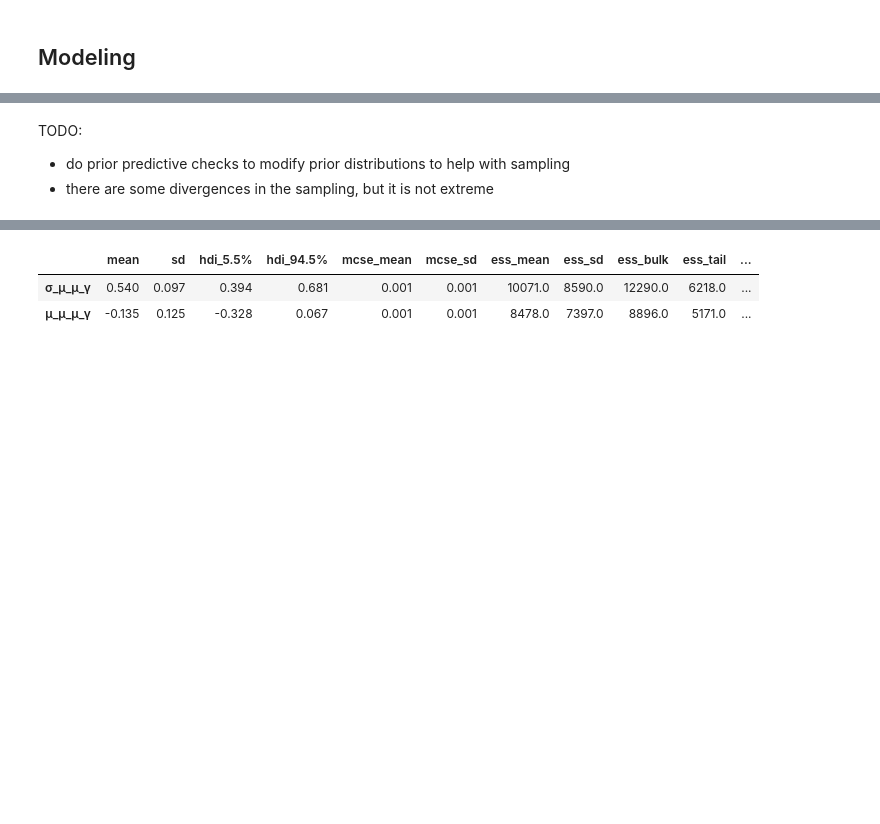
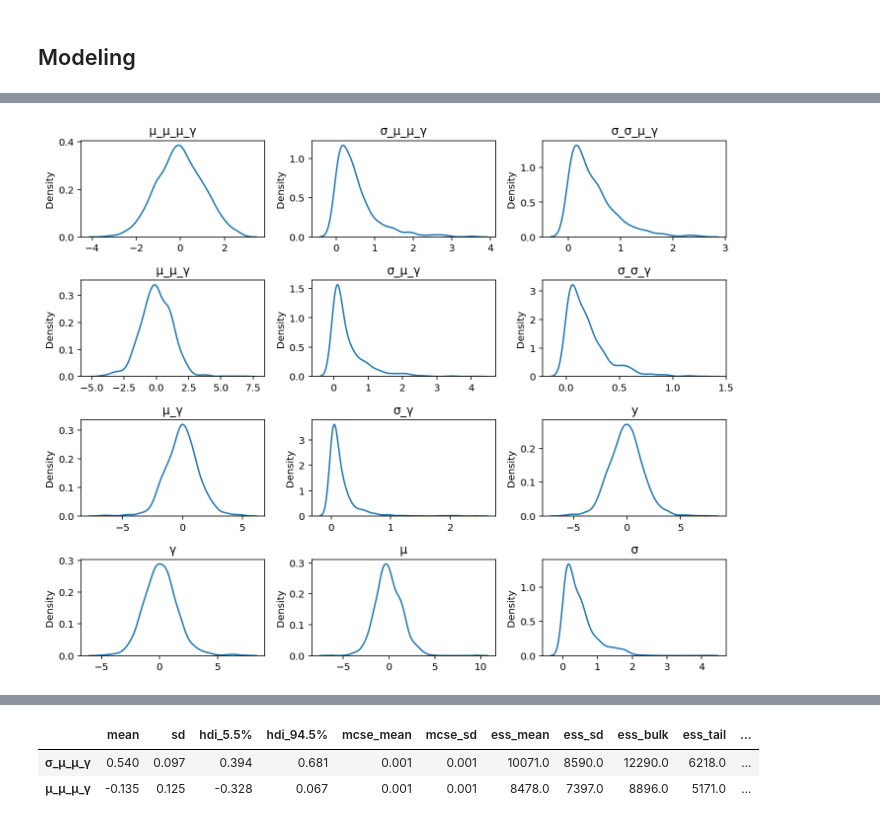
Before and after one commit to Kevin-Haigis-Lab/speclet, a Jupyter notebook: analysis/010_015_gene-lineage-hierarchical-matrix.ipynb, the cells around one changed output, grey strips where cells are left out. Saved outputs shown, nothing was run; the diff lists cells and outputs as text; code cells hidden in the pictures; blank space fills up the shorter version.

Commit message:
analysis: continue to work on sampling from multilvel hierarhcical model

```diff
--- a/analysis/010_015_gene-lineage-hierarchical-matrix.ipynb
+++ b/analysis/010_015_gene-lineage-hierarchical-matrix.ipynb
@@ -201,15 +204,17 @@ with pm.Model() as m1:
     lfc_shared = pm.Data("lfc", modeling_data.lfc.to_numpy())
 
     # Model parameters
-    μ_μ_μ_γ = pm.Normal("μ_μ_μ_γ", 3)
-    σ_μ_μ_γ = pm.HalfNormal("σ_μ_μ_γ", 3)
+    μ_μ_μ_γ = pm.Normal("μ_μ_μ_γ", 0, 1)
+    σ_μ_μ_γ = pm.Exponential("σ_μ_μ_γ", 2)
 
     μ_μ_γ = pm.Normal("μ_μ_γ", μ_μ_μ_γ, σ_μ_μ_γ, shape=(num_genes, 1))
-    σ_σ_μ_γ = pm.HalfNormal("σ_σ_μ_γ", 3)
+    σ_σ_μ_γ = pm.Exponential("σ_σ_μ_γ", 2)
     σ_μ_γ = pm.HalfNormal("σ_μ_γ", σ_σ_μ_γ, shape=(num_genes, 1))
 
-    μ_γ = pm.Normal("μ_γ", μ_μ_γ, σ_μ_γ, shape=(num_genes, num_lineages))
-    σ_σ_γ = pm.HalfNormal("σ_σ_γ", 3)
+    μ_γ = pm.Normal(
+        "μ_γ", tt.tile(μ_μ_γ, 4), tt.tile(σ_μ_γ, 4), shape=(num_genes, num_lineages)
+    )
+    σ_σ_γ = pm.Exponential("σ_σ_γ", 5)
     σ_γ = pm.HalfNormal("σ_γ", σ_σ_γ, shape=num_lineages)
 
     γ = pm.Normal(
@@ -220,7 +225,7 @@ with pm.Model() as m1:
     )
 
     μ = pm.Deterministic("μ", γ[gene_idx_shared, cellline_idx_shared])
-    σ = pm.HalfNormal("σ", 3)
+    σ = pm.Exponential("σ", 2)
 
     # Likelihood
     y = pm.Normal("y", μ, σ, observed=lfc_shared)
@@ -228,11 +233,16 @@ with pm.Model() as m1:
 pm.model_to_graphviz(m1)
 # %% [output]
 [drawing not drawn]
-# %% [markdown]
-TODO:
-
-- do prior predictive checks to modify prior distributions to help with sampling
-- there are some divergences in the sampling, but it is not extreme
+# %%
+with m1:
+    m1_prior_predictive = pm.sample_prior_predictive(
+        samples=1100, random_seed=RANDOM_SEED
+    )
+# %%
+fig, axes = plot_all_priors(m1_prior_predictive, subplots=(4, 3), figsize=(10, 8))
+plt.show()
+# %% [output]
+[figure, added]
 # %%
 m1_cache_dir = pymc3_cache_dir / "gene-lineage-model_m1"
 
```
Also changed, not shown: parts of 5 cells of this notebook.
